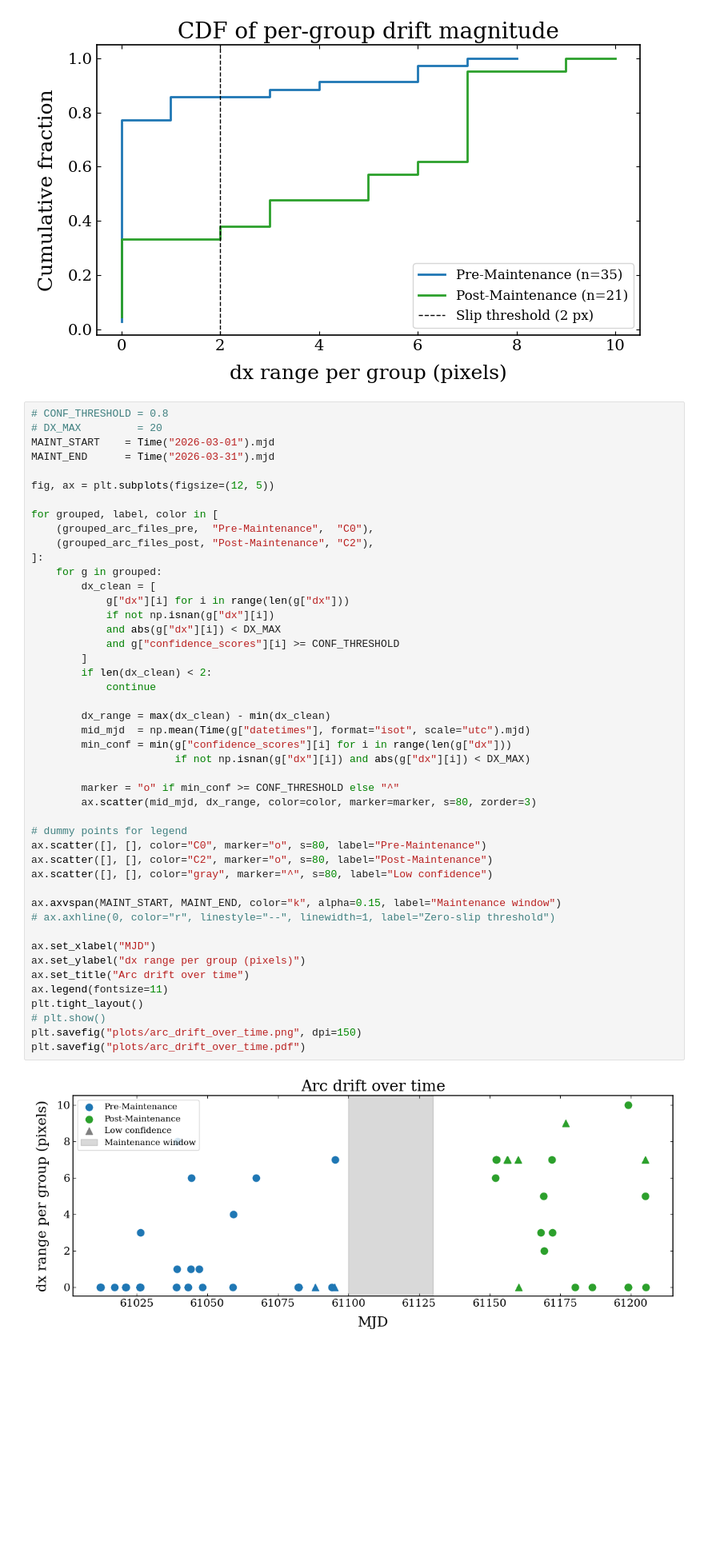
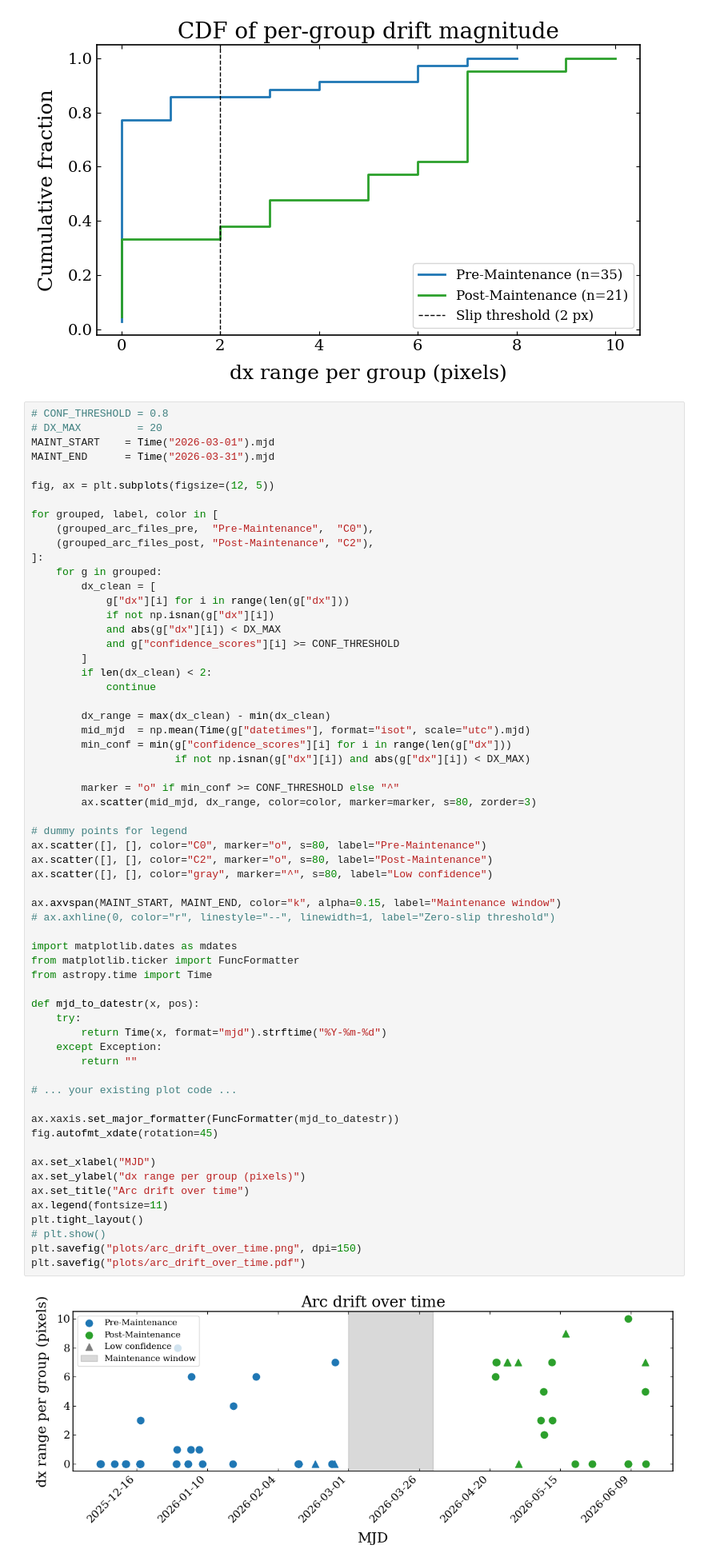
Before and after one commit to anirudhsalgundi/soar_mask_slip_study, a Jupyter notebook: soar_mask_slip_analysis.ipynb, the cells around one changed output. Shown at 80% size. Drawn from its saved outputs; the diff is of its cells as text; blank space fills up the shorter version.

```diff
--- a/soar_mask_slip_analysis.ipynb
+++ b/soar_mask_slip_analysis.ipynb
@@ -717,34 +718,49 @@ for grouped, label, color in [
             and g["confidence_scores"][i] >= CONF_THRESHOLD
         ]
         if len(dx_clean) < 2:
             continue
 
         dx_range = max(dx_clean) - min(dx_clean)
         mid_mjd  = np.mean(Time(g["datetimes"], format="isot", scale="utc").mjd)
         min_conf = min(g["confidence_scores"][i] for i in range(len(g["dx"]))
                        if not np.isnan(g["dx"][i]) and abs(g["dx"][i]) < DX_MAX)
 
         marker = "o" if min_conf >= CONF_THRESHOLD else "^"
         ax.scatter(mid_mjd, dx_range, color=color, marker=marker, s=80, zorder=3)
 
 # dummy points for legend
 ax.scatter([], [], color="C0", marker="o", s=80, label="Pre-Maintenance")
 ax.scatter([], [], color="C2", marker="o", s=80, label="Post-Maintenance")
 ax.scatter([], [], color="gray", marker="^", s=80, label="Low confidence")
 
 ax.axvspan(MAINT_START, MAINT_END, color="k", alpha=0.15, label="Maintenance window")
 # ax.axhline(0, color="r", linestyle="--", linewidth=1, label="Zero-slip threshold")
 
+import matplotlib.dates as mdates
+from matplotlib.ticker import FuncFormatter
+from astropy.time import Time
+
+def mjd_to_datestr(x, pos):
+    try:
+        return Time(x, format="mjd").strftime("%Y-%m-%d")
+    except Exception:
+        return ""
+
+# ... your existing plot code ...
+
+ax.xaxis.set_major_formatter(FuncFormatter(mjd_to_datestr))
+fig.autofmt_xdate(rotation=45)
+
 ax.set_xlabel("MJD")
 ax.set_ylabel("dx range per group (pixels)")
 ax.set_title("Arc drift over time")
 ax.legend(fontsize=11)
 plt.tight_layout()
 # plt.show()
 plt.savefig("plots/arc_drift_over_time.png", dpi=150)
 plt.savefig("plots/arc_drift_over_time.pdf")
 # %% [output]
-[figure, old version]
+[figure, new version]
 # %%
 # CONF_THRESHOLD = 0.8
 # DX_MAX         = 20
```
Also changed, not shown: parts of 8 cells of this notebook.
